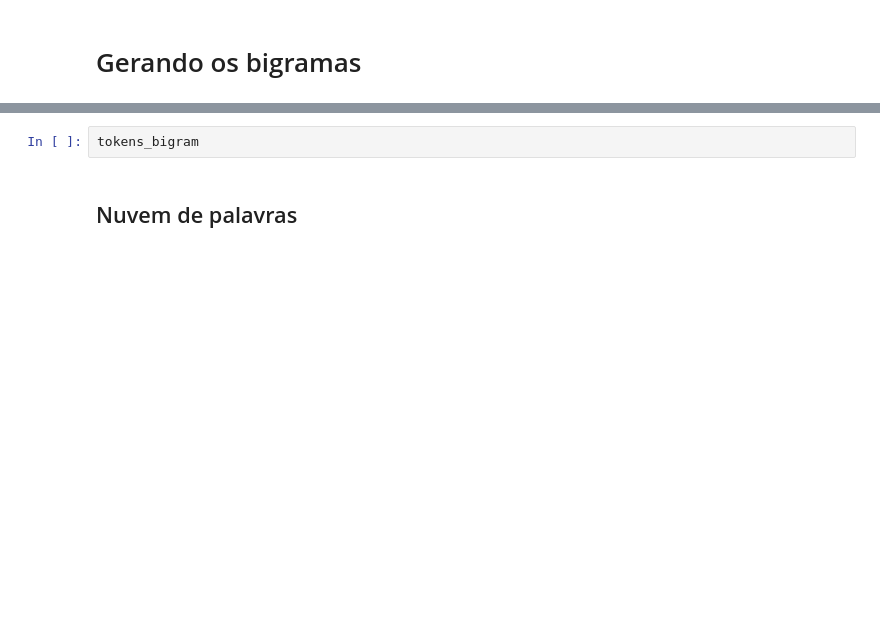
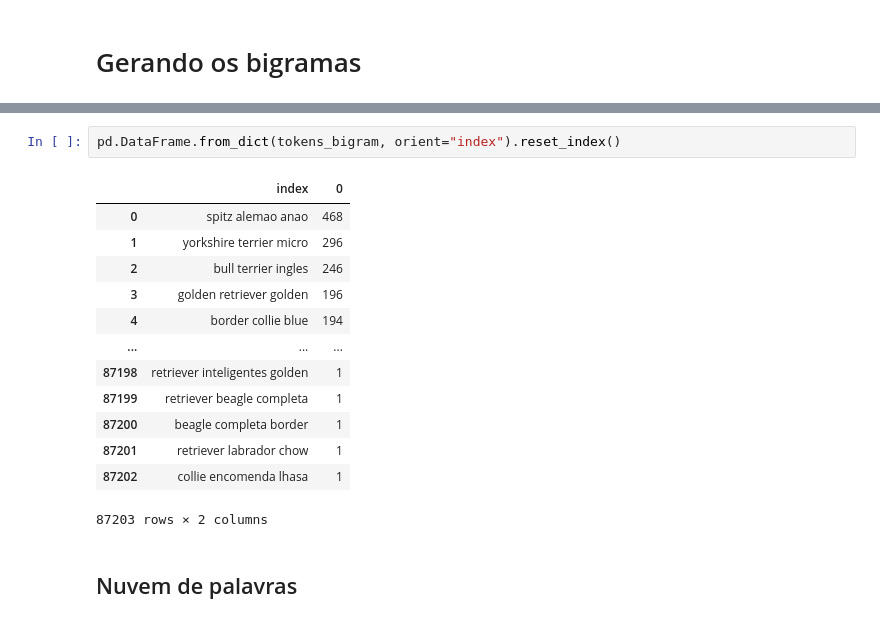
Before and after one commit to lucianomcsilva/RIWRS, a Jupyter notebook: [RIWRS]_4_Anúncios_Classificados_do_OLX.ipynb, the cells around one changed output, grey strips where cells are left out. Drawn from its saved outputs; the diff is of its cells as text; blank space fills up the shorter version.

```diff
--- a/[RIWRS]_4_Anúncios_Classificados_do_OLX.ipynb
+++ b/[RIWRS]_4_Anúncios_Classificados_do_OLX.ipynb
@@ -288,5 +300,19 @@ tokens_bigram = dict((' '.join(text), count) for text, count in sorted_bgm)
-# %%
-tokens_bigram
+# %%
+pd.DataFrame.from_dict(tokens_bigram, orient="index").reset_index()
+# %% [output]
+|  | index | 0 |
+| 0 | spitz alemao anao | 468 |
+| 1 | yorkshire terrier micro | 296 |
+| 2 | bull terrier ingles | 246 |
+| 3 | golden retriever golden | 196 |
+| 4 | border collie blue | 194 |
+| ... | ... | ... |
+| 87198 | retriever inteligentes golden | 1 |
+| 87199 | retriever beagle completa | 1 |
+| 87200 | beagle completa border | 1 |
+| 87201 | retriever labrador chow | 1 |
+| 87202 | collie encomenda lhasa | 1 |
+87203 rows × 2 columns
 # %% [markdown]
 ## Nuvem de palavras
 # %%
```
Also changed, not shown: parts of 11 cells of this notebook.
